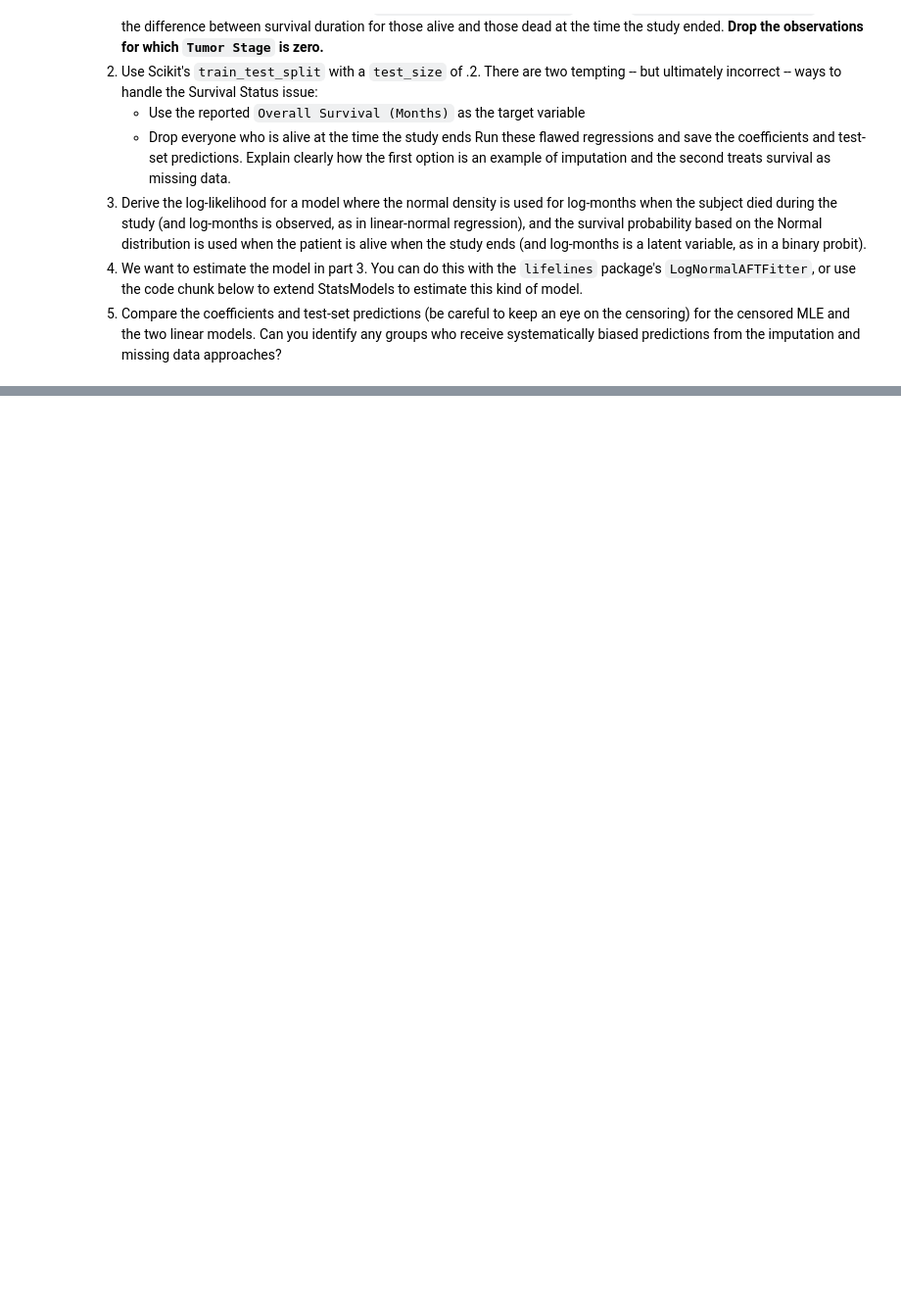
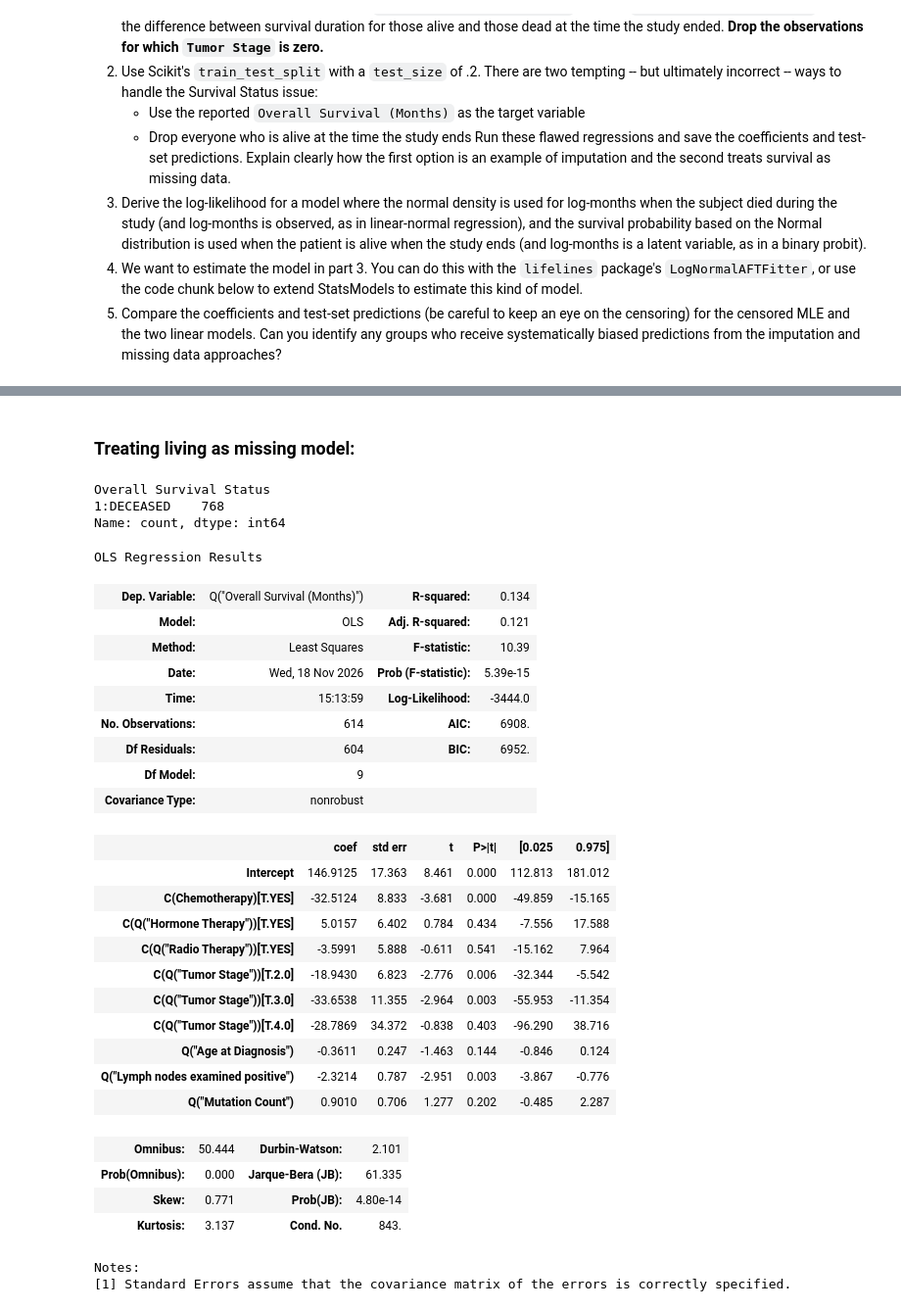
Before and after one commit to madsmith731/uu_mle, a Jupyter notebook: survival_lab.ipynb, the cells around one changed output, grey strips where cells are left out. Shown at 98% size. Cells and saved outputs as stored; diff of their text form; code cells hidden in the pictures; blank space fills up the shorter version.

```diff
--- a/survival_lab.ipynb
+++ b/survival_lab.ipynb
@@ -58,0 +141,46 @@ print(mle.summary())
+# %% [markdown]
+### Treating living as missing model:
+# %%
+metabric_clean_noliving = metabric_clean.query("`Overall Survival Status` != '0:LIVING'")
+
+print(metabric_clean_noliving['Overall Survival Status'].value_counts())
+
+train, test = train_test_split(metabric_clean_noliving, test_size=0.2, random_state=42)
+# %% [output]
+Overall Survival Status
+1:DECEASED    768
+Name: count, dtype: int64
+# %%
+model_noliving = smf.ols(
+    'Q("Overall Survival (Months)") ~ Q("Age at Diagnosis") + Q("Lymph nodes examined positive") + Q("Mutation Count") + C(Chemotherapy) + C(Q("Hormone Therapy")) + C(Q("Radio Therapy")) + C(Q("Tumor Stage"))',
+    data=train,
+).fit()
+model_noliving.summary()
+# %% [output]
+OLS Regression Results
+| Dep. Variable: | Q("Overall Survival (Months)") | R-squared: | 0.134 |
+| Model: | OLS | Adj. R-squared: | 0.121 |
+| Method: | Least Squares | F-statistic: | 10.39 |
+| Date: | Wed, 18 Nov 2026 | Prob (F-statistic): | 5.39e-15 |
+| Time: | 15:13:59 | Log-Likelihood: | -3444.0 |
+| No. Observations: | 614 | AIC: | 6908. |
+| Df Residuals: | 604 | BIC: | 6952. |
+| Df Model: | 9 |  |  |
+| Covariance Type: | nonrobust |  |  |
+|  | coef | std err | t | P>|t| | [0.025 | 0.975] |
+| Intercept | 146.9125 | 17.363 | 8.461 | 0.000 | 112.813 | 181.012 |
+| C(Chemotherapy)[T.YES] | -32.5124 | 8.833 | -3.681 | 0.000 | -49.859 | -15.165 |
+| C(Q("Hormone Therapy"))[T.YES] | 5.0157 | 6.402 | 0.784 | 0.434 | -7.556 | 17.588 |
+| C(Q("Radio Therapy"))[T.YES] | -3.5991 | 5.888 | -0.611 | 0.541 | -15.162 | 7.964 |
+| C(Q("Tumor Stage"))[T.2.0] | -18.9430 | 6.823 | -2.776 | 0.006 | -32.344 | -5.542 |
+| C(Q("Tumor Stage"))[T.3.0] | -33.6538 | 11.355 | -2.964 | 0.003 | -55.953 | -11.354 |
+| C(Q("Tumor Stage"))[T.4.0] | -28.7869 | 34.372 | -0.838 | 0.403 | -96.290 | 38.716 |
+| Q("Age at Diagnosis") | -0.3611 | 0.247 | -1.463 | 0.144 | -0.846 | 0.124 |
+| Q("Lymph nodes examined positive") | -2.3214 | 0.787 | -2.951 | 0.003 | -3.867 | -0.776 |
+| Q("Mutation Count") | 0.9010 | 0.706 | 1.277 | 0.202 | -0.485 | 2.287 |
+| Omnibus: | 50.444 | Durbin-Watson: | 2.101 |
+| Prob(Omnibus): | 0.000 | Jarque-Bera (JB): | 61.335 |
+| Skew: | 0.771 | Prob(JB): | 4.80e-14 |
+| Kurtosis: | 3.137 | Cond. No. | 843. |
+Notes:
+[1] Standard Errors assume that the covariance matrix of the errors is correctly specified.
```
Also changed, not shown: parts of 20 cells of this notebook, 1 other file.
